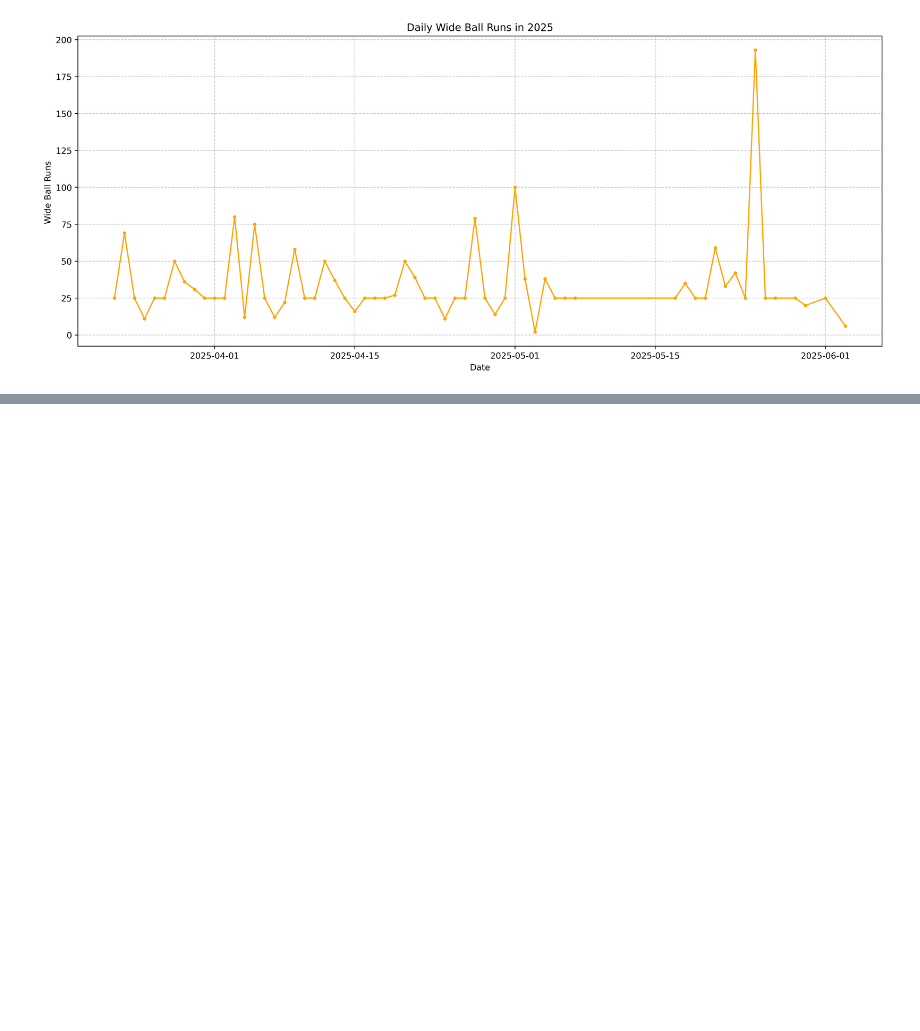
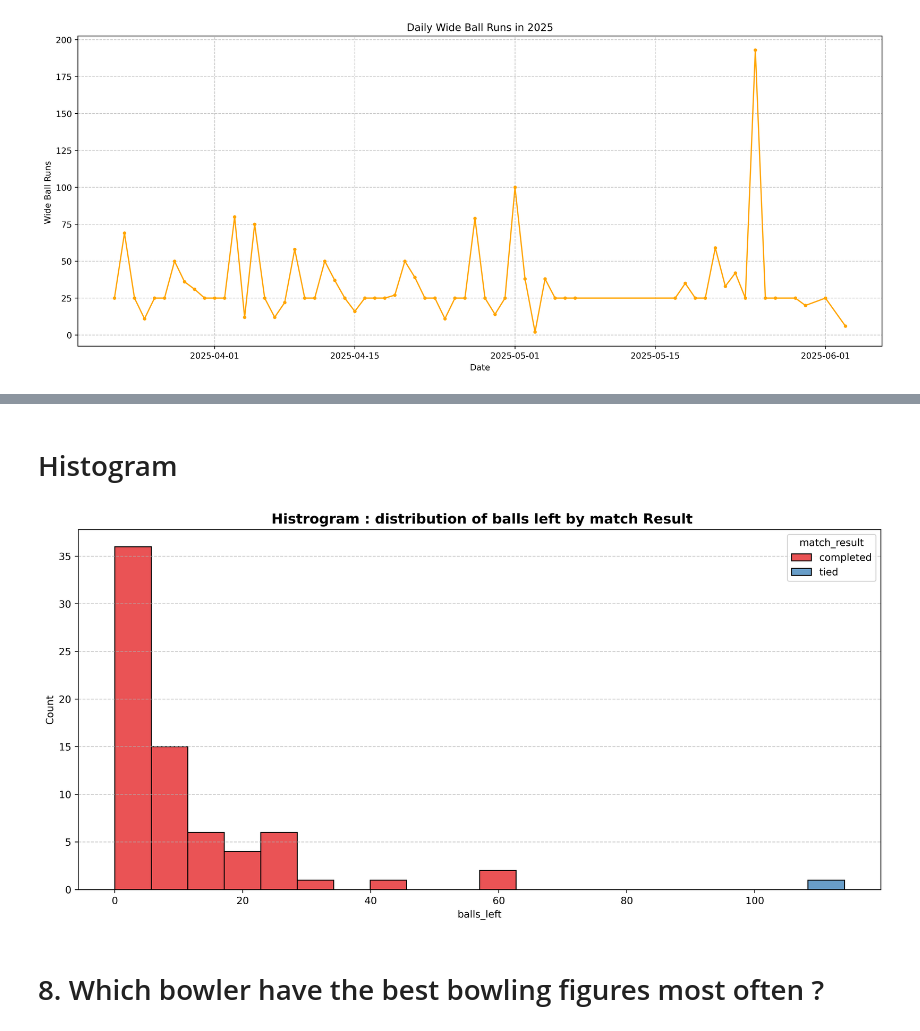
Before and after one commit to R123gh/Data-analytics-project-, a Jupyter notebook: Cricket_dataset.ipynb, the cells around one changed output, grey strips where cells are left out. Drawn from its saved outputs; the diff is of its cells as text; code cells hidden in the pictures; blank space fills up the shorter version.

```diff
--- a/Cricket_dataset.ipynb
+++ b/Cricket_dataset.ipynb
@@ -782,0 +825,13 @@ plt.show()
+# %% [markdown]
+# Histogram
+# %%
+plt.figure(figsize=(12,6),dpi =  500)
+sns.histplot(data=cricket_data , x= 'balls_left',hue = 'match_result',multiple='stack',bins=20,palette='Set1')
+plt.title(' Histrogram : distribution of balls left by match Result',fontsize = 14 , fontweight = 'bold')
+plt.grid(axis='y', linestyle = '--',alpha = 0.7)
+plt.tight_layout()
+plt.show()
+# %% [output]
+[figure, added]
+# %% [markdown]
+# 8. Which bowler have the best bowling figures most often ?
```
Also changed, not shown: parts of 10 cells of this notebook.
